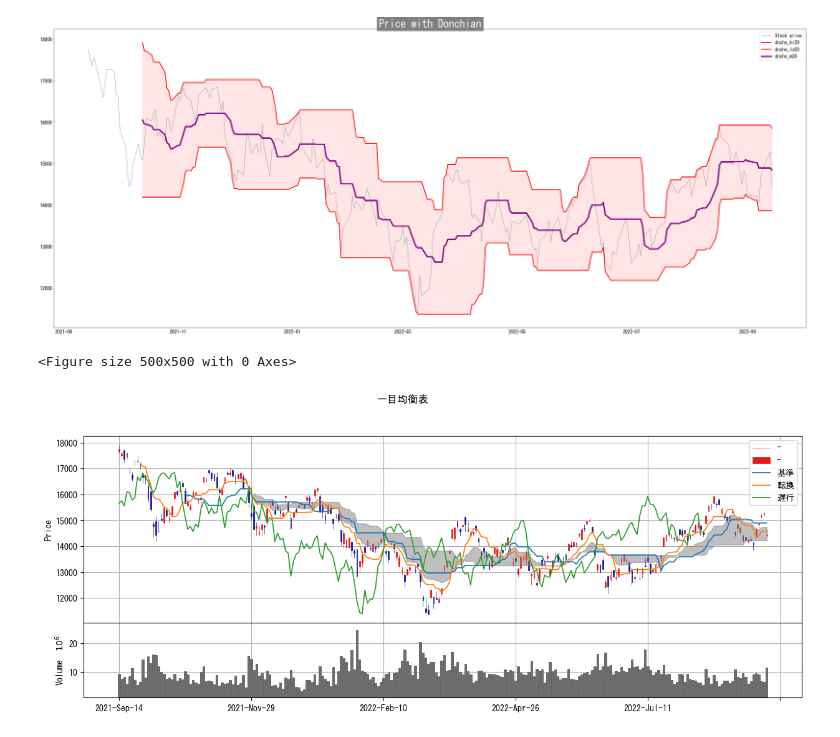
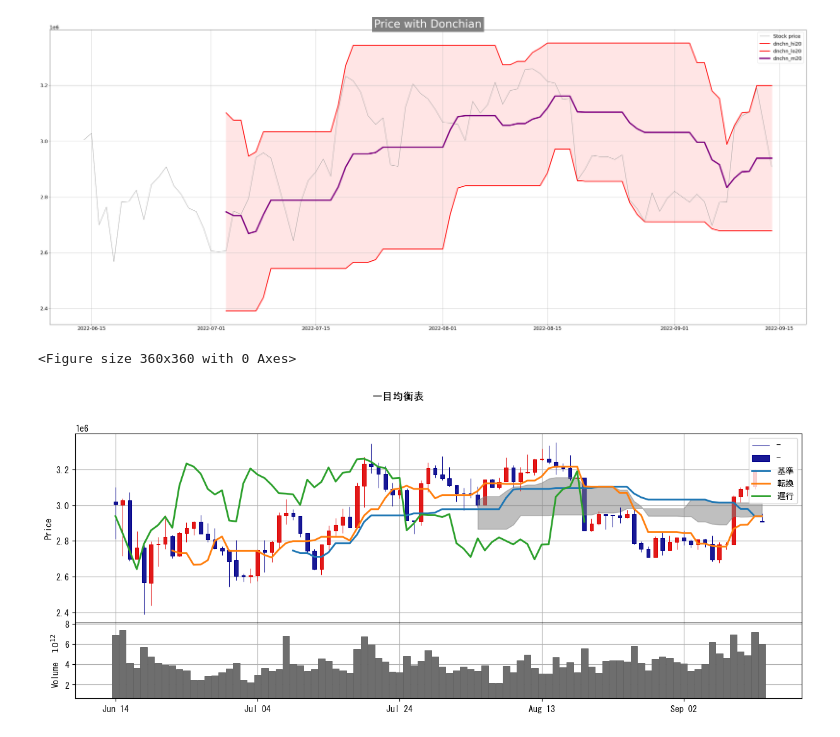
Before and after one commit to simari1/SystemTrade, a Jupyter notebook: AnalyzeStock.ipynb, the cells around one changed output. Saved outputs shown, nothing was run; the diff lists cells and outputs as text; code cells hidden in the pictures.

```diff
--- a/AnalyzeStock.ipynb
+++ b/AnalyzeStock.ipynb
@@ -6,7 +6,7 @@ import datetime
 from dateutil import relativedelta
 
 importlib.reload(st)
-st.show_technicals((datetime.datetime.today() + relativedelta.relativedelta(years=-1)), datetime.datetime.today(), "1570.T")
+st.show_technicals((datetime.datetime.today() + relativedelta.relativedelta(months=-3)), datetime.datetime.today(), "BTC-JPY")
 importlib.reload(si)
-si.show_ichimokukinkou((datetime.datetime.today() + relativedelta.relativedelta(years=-1)), datetime.datetime.today(), "1570.T")
+si.show_ichimokukinkou((datetime.datetime.today() + relativedelta.relativedelta(months=-3)), datetime.datetime.today(), "BTC-JPY")
 # %% [output]
@@ -14,3 +14,3 @@ si.show_ichimokukinkou((datetime.datetime.today() + relativedelta.relativedelta(
-[figure, old version]
+[figure, new version]
-<Figure size 500x500 with 0 Axes>
+<Figure size 360x360 with 0 Axes>
-[figure, old version]
+[figure, new version]
```
Also changed, not shown: parts of 1 cell of this notebook, 14 other files.
